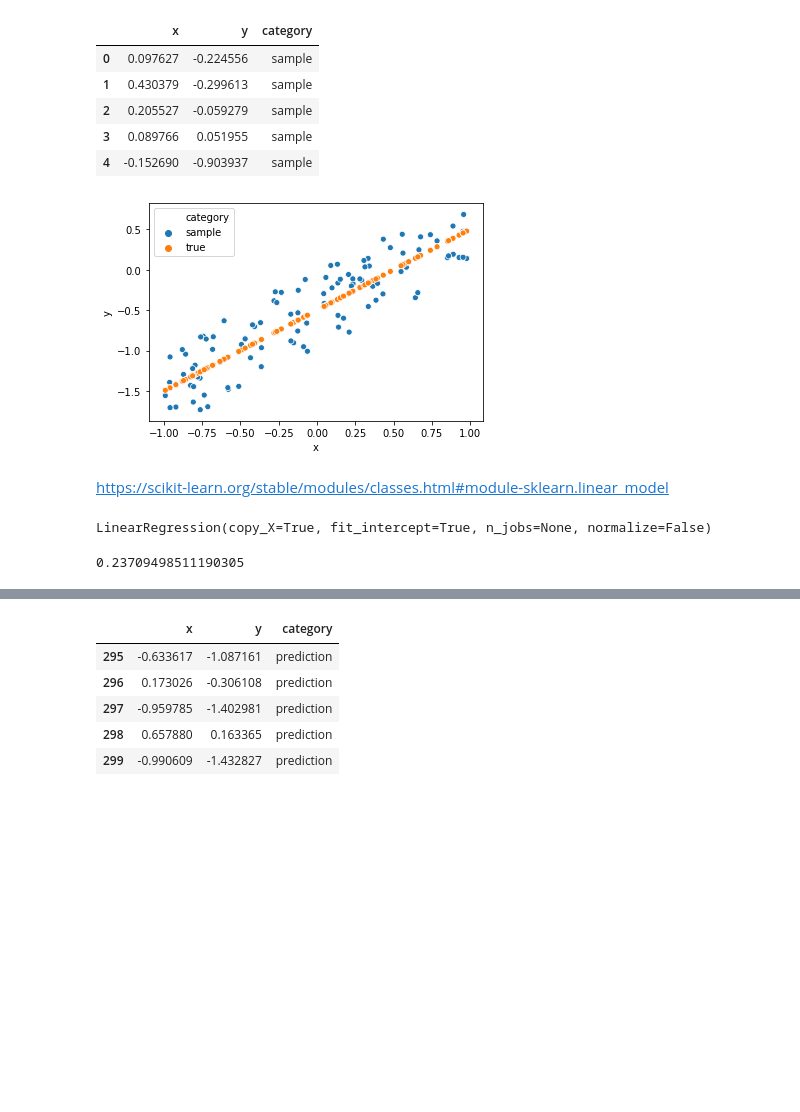
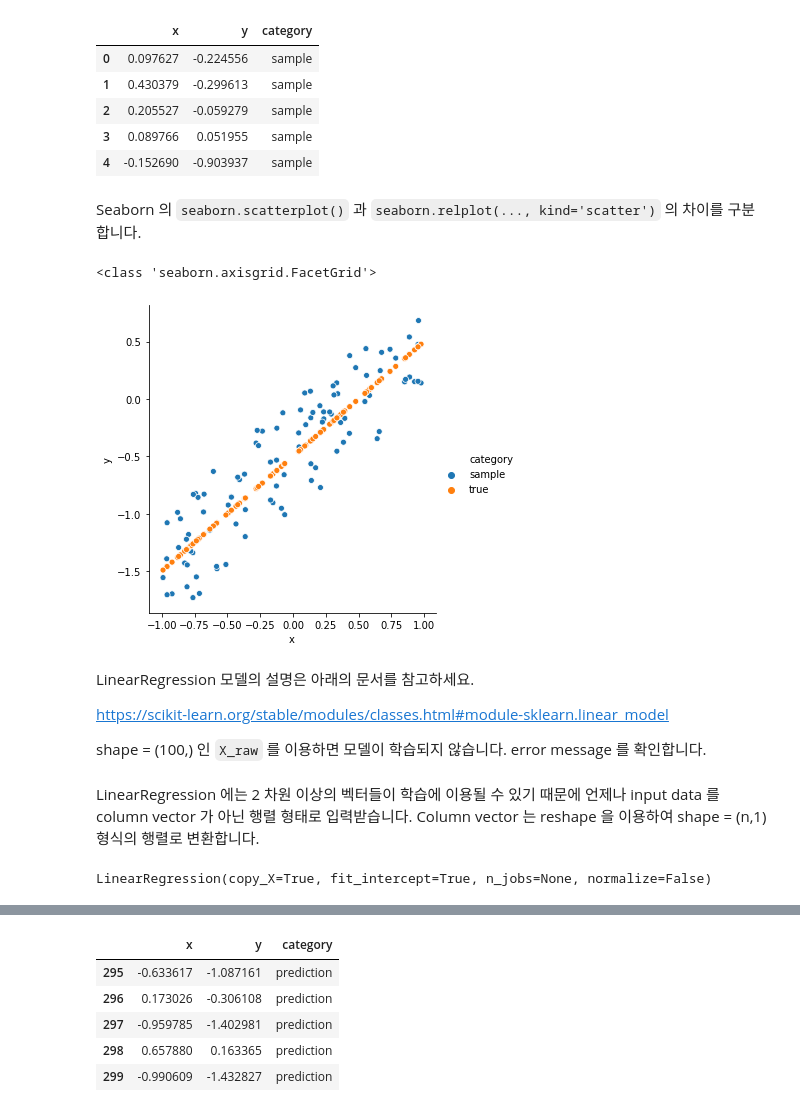
Before and after one commit to lovit/python_ml_intro, a Jupyter notebook: 02_linear_regression/00_linear_regression_basic.ipynb, the cells around one changed output, grey strips where cells are left out. Saved outputs shown, nothing was run; the diff lists cells and outputs as text; code cells hidden in the pictures; blank space fills up the shorter version.

Commit message:
Update linear regression basic

```diff
--- a/02_linear_regression/00_linear_regression_basic.ipynb
+++ b/02_linear_regression/00_linear_regression_basic.ipynb
@@ -57,29 +69,32 @@ source.head()
 | 2 | 0.205527 | -0.059279 | sample |
 | 3 | 0.089766 | 0.051955 | sample |
 | 4 | -0.152690 | -0.903937 | sample |
+# %% [markdown]
+Seaborn 의 `seaborn.scatterplot()` 과 `seaborn.relplot(..., kind='scatter')` 의 차이를 구분합니다.
 # %%
-fig3 = sns.scatterplot(x='x', y='y', hue='category', data=source)
+fig3 = sns.relplot(x='x', y='y', hue='category', kind='scatter', data=source)
+print(type(fig3))
+# fig3.savefig('tmp.png')
 # %% [output]
+<class 'seaborn.axisgrid.FacetGrid'>
-[figure, old version]
+[figure, new version]
 # %% [markdown]
+LinearRegression 모델의 설명은 아래의 문서를 참고하세요.
+
 https://scikit-learn.org/stable/modules/classes.html#module-sklearn.linear_model
+
+shape = (100,) 인 `X_raw` 를 이용하면 모델이 학습되지 않습니다. error message 를 확인합니다.
 # %%
 from sklearn.linear_model import LinearRegression
 
 # Ordinary least squres Linear Regressuion
 linear_regression = LinearRegression(fit_intercept=True)
 # linear_regression.fit(X_raw, y)
+# %% [markdown]
+LinearRegression 에는 2 차원 이상의 벡터들이 학습에 이용될 수 있기 때문에 언제나 input data 를 column vector 가 아닌 행렬 형태로 입력받습니다. Column vector 는 reshape 을 이용하여 shape = (n,1) 형식의 행렬로 변환합니다.
 # %%
 # colume vector -> matrix
 X = X_raw.reshape(-1,1)
 linear_regression.fit(X, y)
 # %% [output]
 LinearRegression(copy_X=True, fit_intercept=True, n_jobs=None, normalize=False)
-# %%
-y_pred = linear_regression.predict(X)
-training_error = (abs(y - y_pred)).sum()
-mean_training_error = training_error / X.shape[0]
-
-print(mean_training_error)
-# %% [output]
-0.23709498511190305
```
Also changed, not shown: parts of 18 cells of this notebook, 2 other files.
